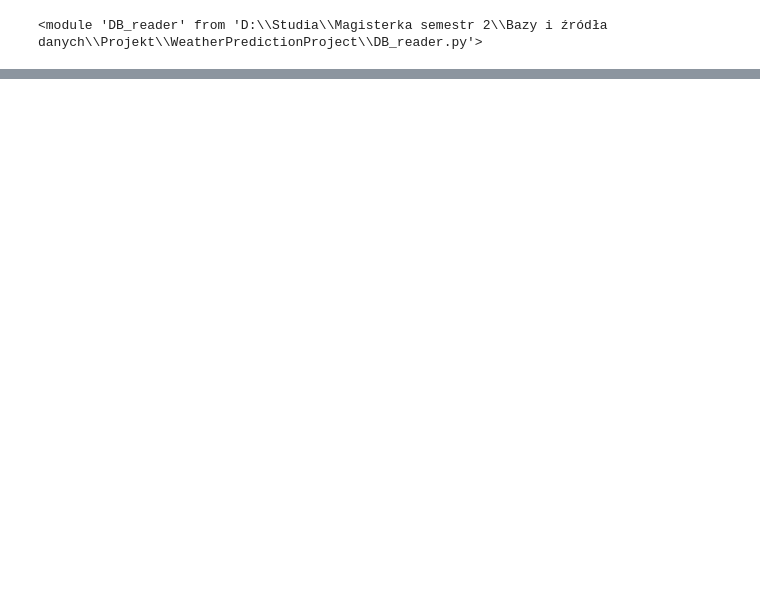
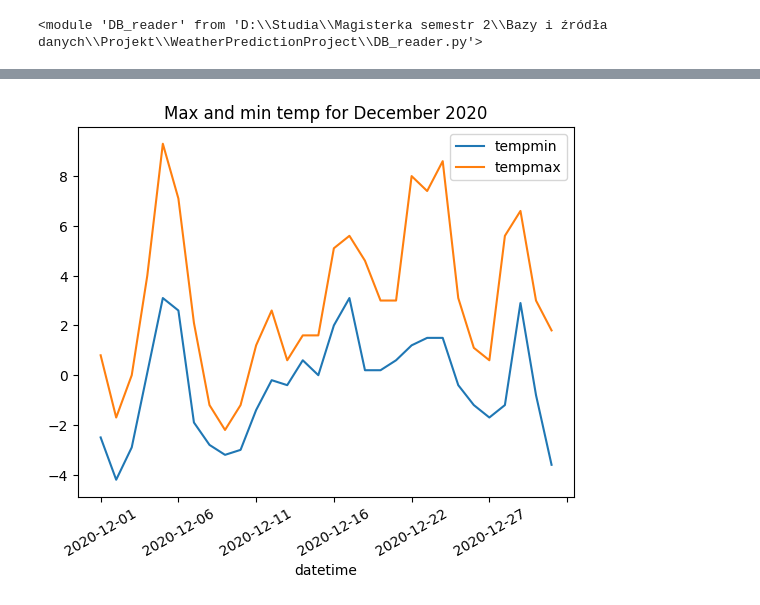
Before and after one commit to JankowRepo/WeatherPredictionProject, a Jupyter notebook: DB_Operations.ipynb, the cells around one changed output, grey strips where cells are left out. Drawn from its saved outputs; the diff is of its cells as text; code cells hidden in the pictures; blank space fills up the shorter version.

Commit message:
add data visualization

```diff
--- a/DB_Operations.ipynb
+++ b/DB_Operations.ipynb
@@ -22 +24,4 @@ Weather requestUrl=https://weather.visualcrossing.com/VisualCrossingWebServices/
 1 rows × 33 columns
+# %%
+dfdecembertemp = pd.read_sql("""SELECT * FROM public."decembertemp" """, con=connection)
+dfdecembertemp.head()
@@ -22,0 +35,7 @@ Weather requestUrl=https://weather.visualcrossing.com/VisualCrossingWebServices/
+# %%
+dfdecembertemp.plot(x="datetime", y=["tempmin", "tempmax"])
+plt.title('Max and min temp for December 2020')
+plt.xticks(rotation = 30)
+plt.show()
+# %% [output]
+[figure, added]
```
Also changed, not shown: parts of 8 cells of this notebook.
